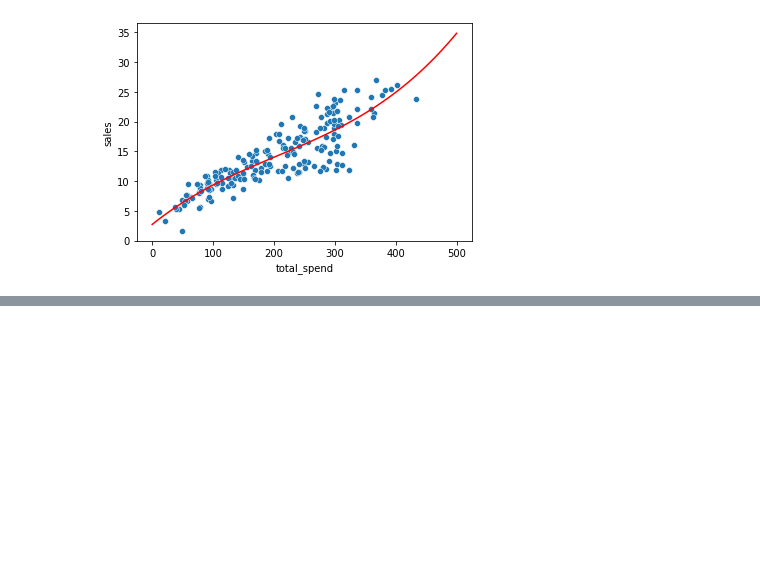
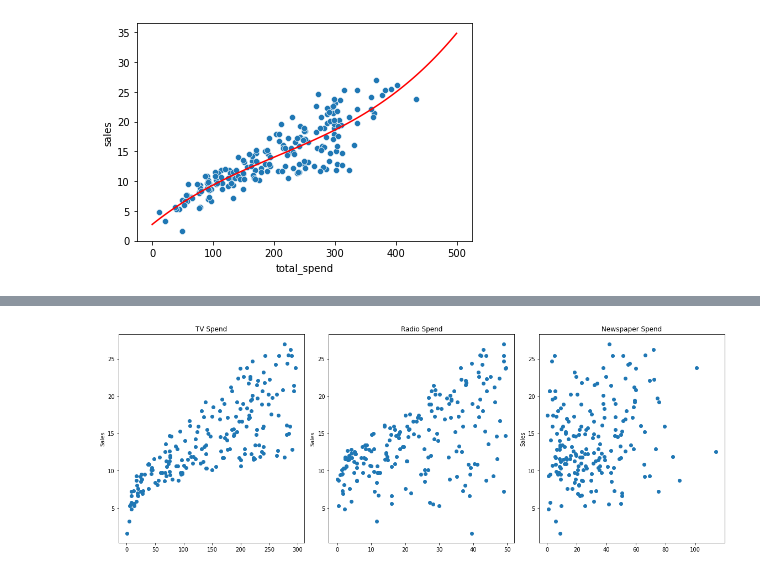
Before and after one commit to lilab001/ML-Toolkit, a Jupyter notebook: simple-linear-regression-codes.ipynb, the cells around one changed output, grey strips where cells are left out. Saved outputs shown, nothing was run; the diff lists cells and outputs as text; code cells hidden in the pictures; blank space fills up the shorter version.

Commit message:
Kaggle Notebook | Simple Linear Regression Codes | Version 5

```diff
--- a/simple-linear-regression-codes.ipynb
+++ b/simple-linear-regression-codes.ipynb
@@ -92,0 +101,3 @@ plt.plot( pot_spend , pred_sales , color = 'red');
+# %%
+df = pd.read_csv('/kaggle/input/advertising/Advertising.csv')
+df.head()
@@ -92,0 +111,18 @@ plt.plot( pot_spend , pred_sales , color = 'red');
+# %%
+f ,  a  = plt.subplots( nrows = 1 , ncols = 3 , figsize = ( 16 , 6 ))
+
+a[0].plot( df['TV'], df['sales'], 'o')
+a[0].set_ylabel("Sales")
+a[0].set_title("TV Spend")
+
+a[1].plot( df['radio'], df['sales'], 'o')
+a[1].set_ylabel("Sales")
+a[1].set_title("Radio Spend")
+
+a[2].plot( df['newspaper'], df['sales'], 'o')
+a[2].set_ylabel("Sales")
+a[2].set_title("Newspaper Spend")
+
+plt.tight_layout()
+# %% [output]
+[figure, added]
```
Also changed, not shown: parts of 25 cells of this notebook.
